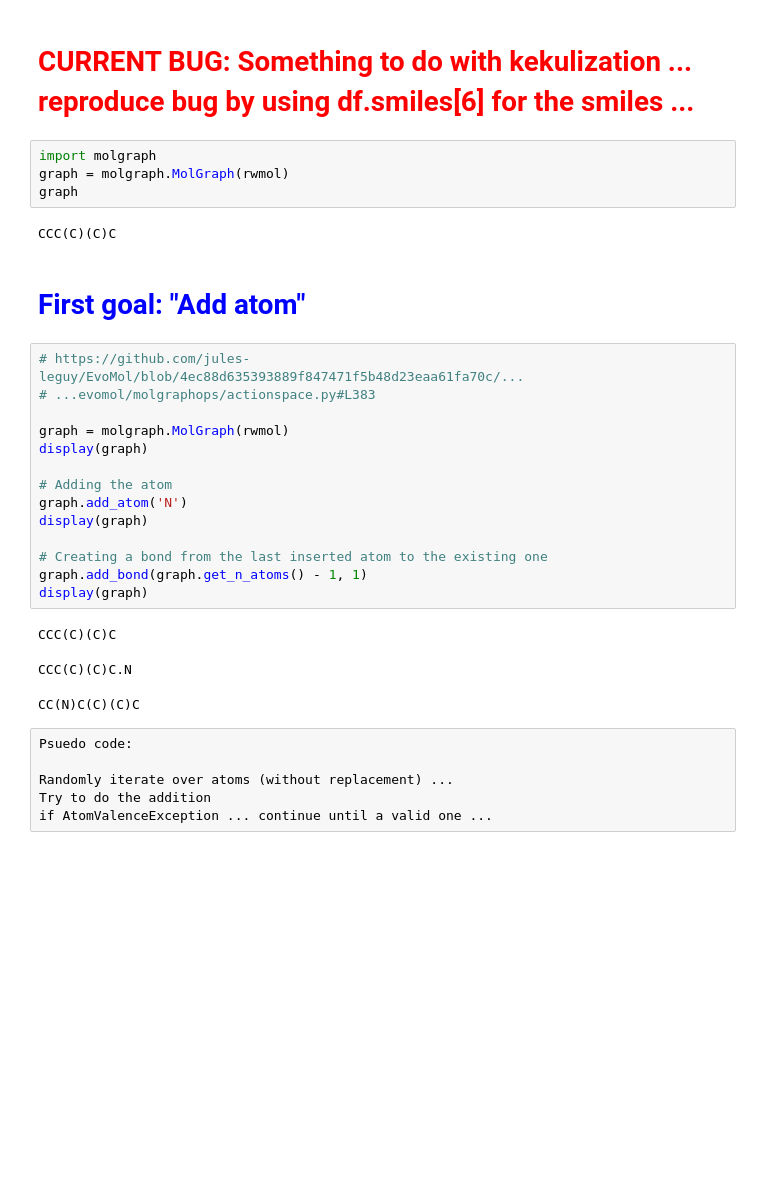
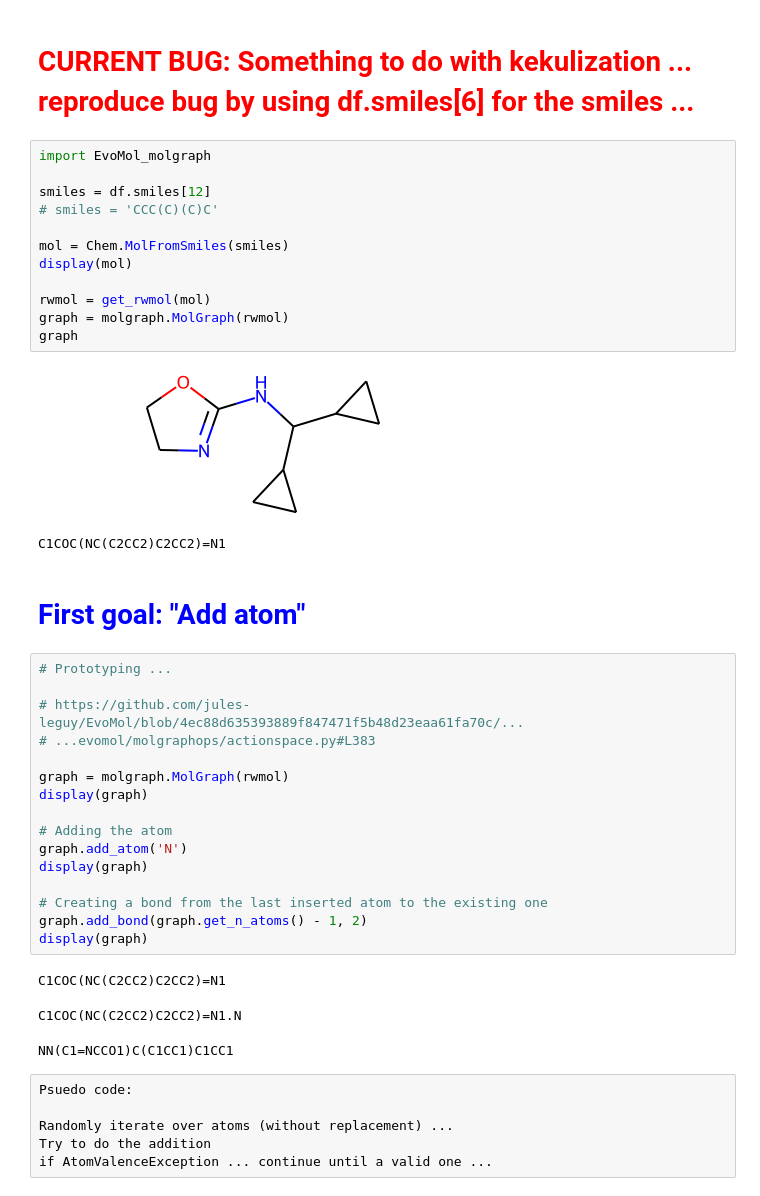
Before and after one commit to katfish666/SALSA, a Jupyter notebook: 20220330_graph_aug_prototyping.ipynb, the cells around one changed output. Saved outputs shown, nothing was run; the diff lists cells and outputs as text; blank space fills up the shorter version.

Commit message:
Have working add-a-random-atom function. Yay!

```diff
--- a/20220330_graph_aug_prototyping.ipynb
+++ b/20220330_graph_aug_prototyping.ipynb
@@ -104,15 +104,26 @@ display(rwmol)
 ### Decided to just use EvoMol's `MolGraph` object class ...
 # %% [markdown]
 # <font color=red> CURRENT BUG: Something to do with kekulization ... reproduce bug by using df.smiles[6] for the smiles ...
-# %%
-import molgraph
-graph = molgraph.MolGraph(rwmol)
-graph
-# %% [output]
-CCC(C)(C)C
+# %%
+import EvoMol_molgraph
+
+smiles = df.smiles[12]
+# smiles = 'CCC(C)(C)C'
+
+mol = Chem.MolFromSmiles(smiles)
+display(mol)
+
+rwmol = get_rwmol(mol)
+graph = molgraph.MolGraph(rwmol)
+graph
+# %% [output]
+[figure, added]
+C1COC(NC(C2CC2)C2CC2)=N1
 # %% [markdown]
 # <font color=blue> First goal: "Add atom"
 # %%
+# Prototyping ...
+
 # https://github.com/jules-leguy/EvoMol/blob/4ec88d635393889f847471f5b48d23eaa61fa70c/...
 # ...evomol/molgraphops/actionspace.py#L383
 
@@ -124,12 +135,12 @@ graph.add_atom('N')
 display(graph)
 
 # Creating a bond from the last inserted atom to the existing one
-graph.add_bond(graph.get_n_atoms() - 1, 1)
+graph.add_bond(graph.get_n_atoms() - 1, 2)
 display(graph)
 # %% [output]
-CCC(C)(C)C
+C1COC(NC(C2CC2)C2CC2)=N1
-CCC(C)(C)C.N
+C1COC(NC(C2CC2)C2CC2)=N1.N
-CC(N)C(C)(C)C
+NN(C1=NCCO1)C(C1CC1)C1CC1
 # %% [raw]
 Psuedo code:
 
```
Also changed, not shown: parts of 5 cells of this notebook, 3 other files.
